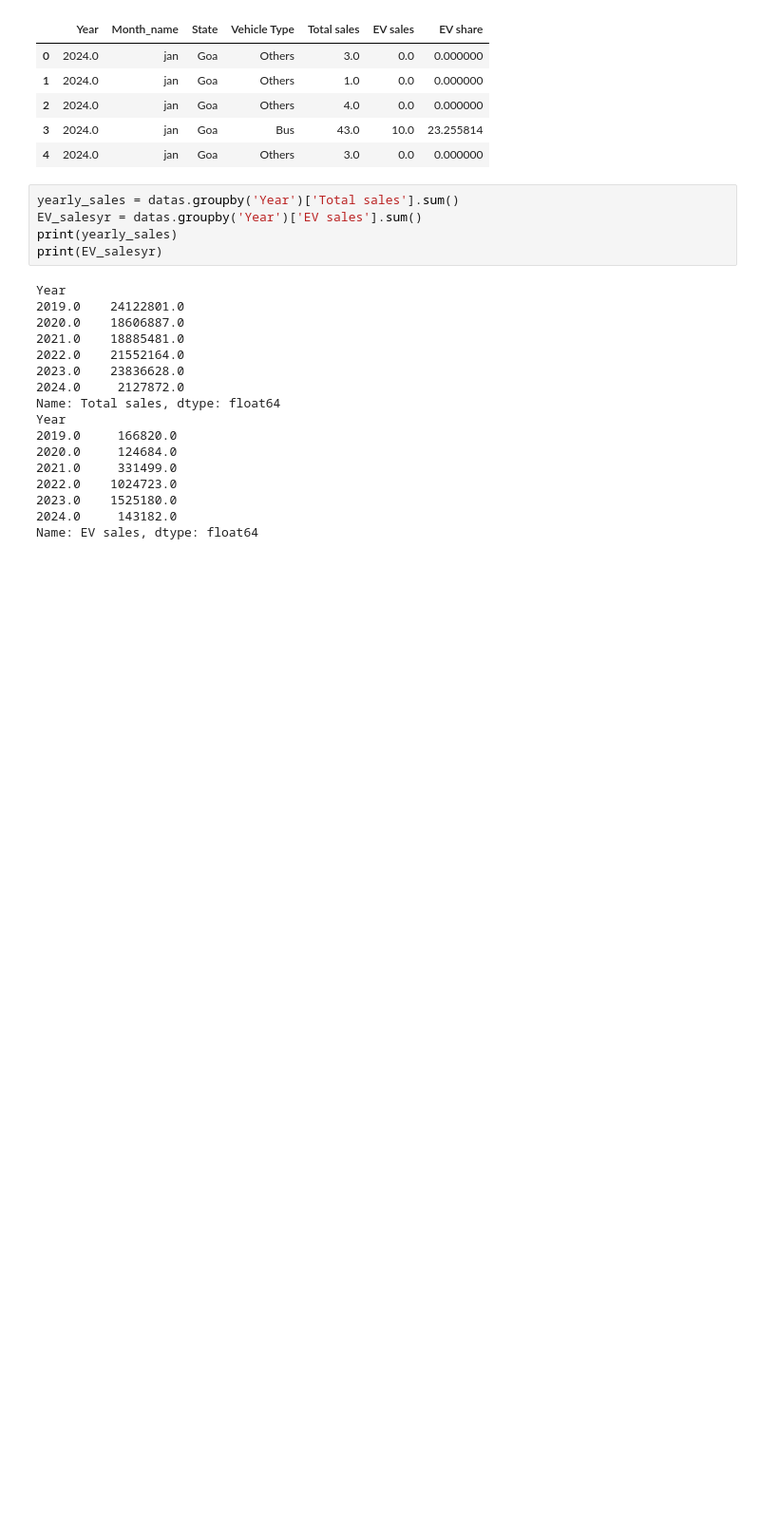
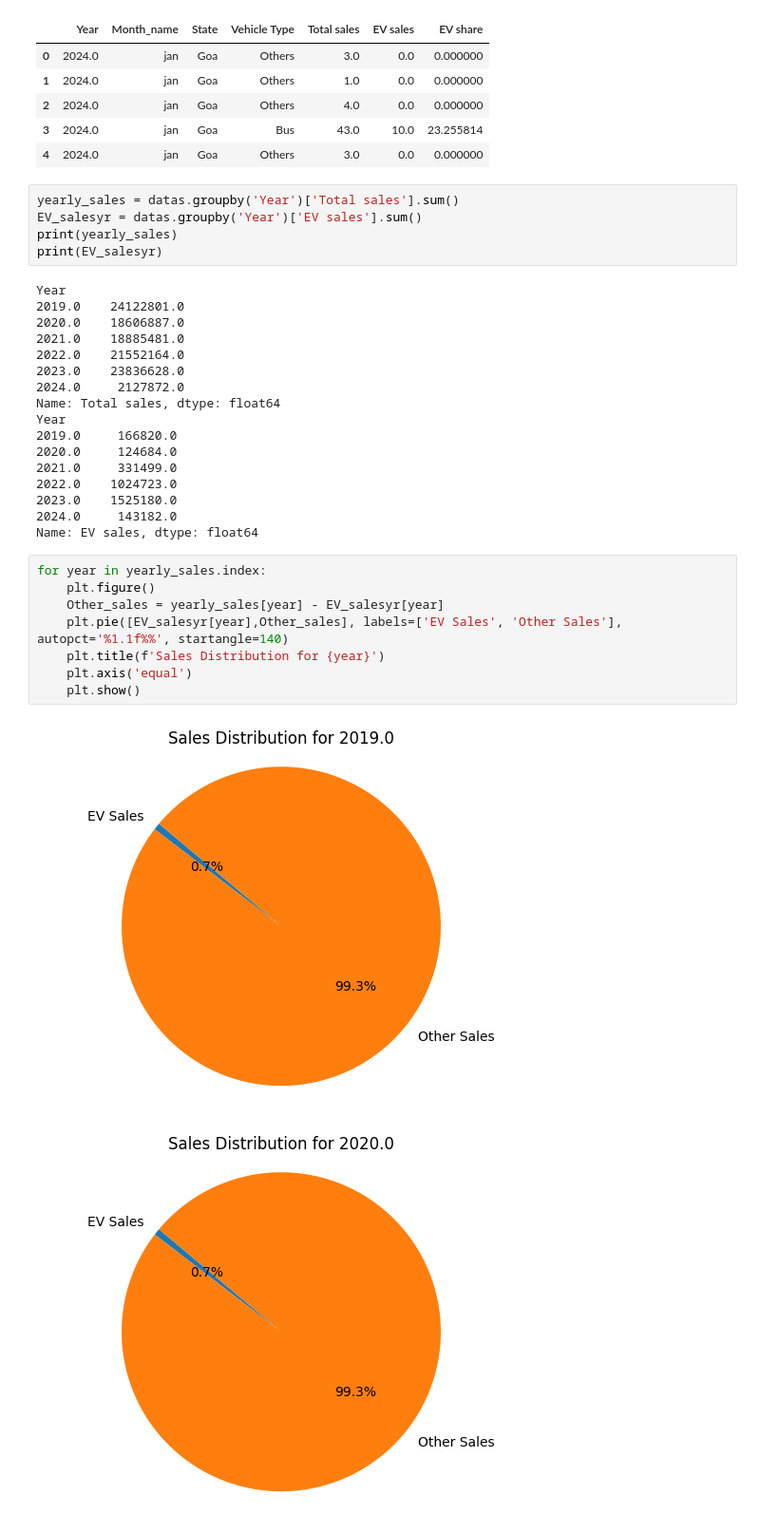
Before and after one commit to Aadhi7310/EV_sales, a Jupyter notebook: EV_market.ipynb, the cells around one changed output. Shown at 95% size. Drawn from its saved outputs; the diff is of its cells as text; blank space fills up the shorter version.

```diff
--- a/EV_market.ipynb
+++ b/EV_market.ipynb
@@ -77,3 +77,14 @@ Year
 2023.0    1525180.0
 2024.0     143182.0
 Name: EV sales, dtype: float64
+# %%
+for year in yearly_sales.index:
+    plt.figure()
+    Other_sales = yearly_sales[year] - EV_salesyr[year]
+    plt.pie([EV_salesyr[year],Other_sales], labels=['EV Sales', 'Other Sales'], autopct='%1.1f%%', startangle=140)
+    plt.title(f'Sales Distribution for {year}')
+    plt.axis('equal')
+    plt.show()
+# %% [output]
+[figure, added]
+[figure, added]
```
Also changed, not shown: parts of 21 cells of this notebook.
